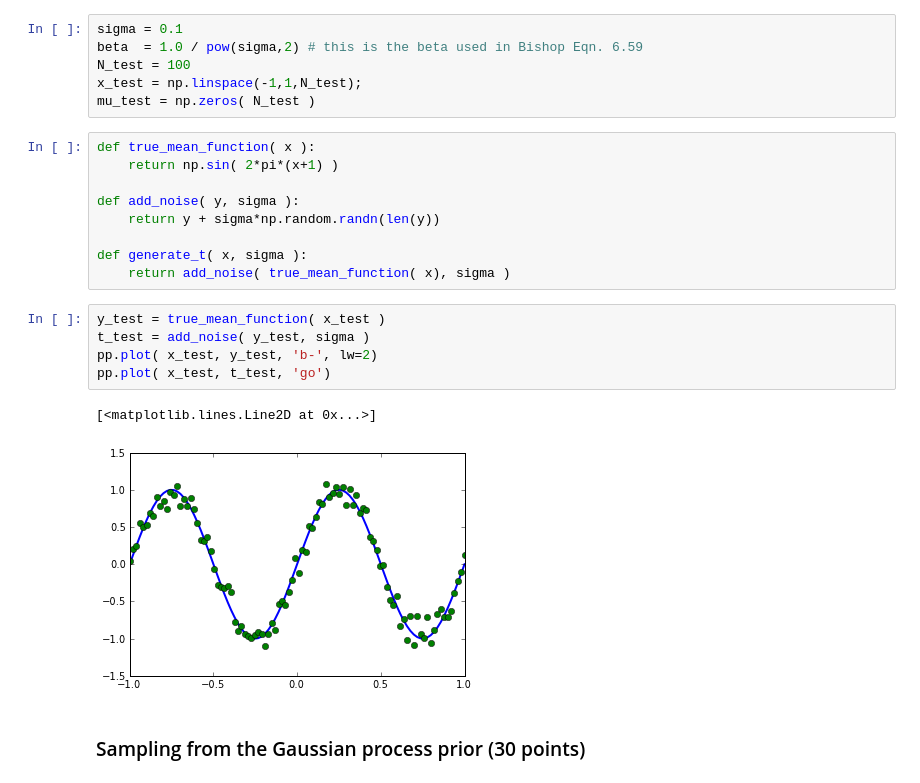
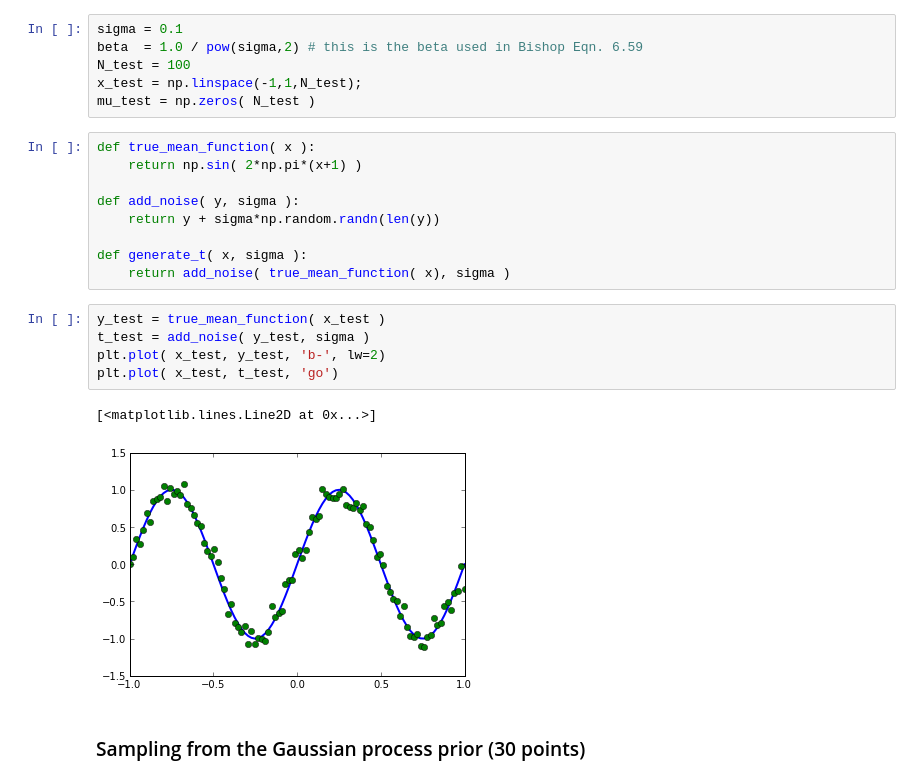
Before and after one commit to jaivalis/MLPR-Labs, a Jupyter notebook: Lab3/Lab3A-class.ipynb, the cells around one changed output. Cells and saved outputs as stored; diff of their text form.

Commit message:
plots added

```diff
--- a/Lab3/Lab3A-class.ipynb
+++ b/Lab3/Lab3A-class.ipynb
@@ -74,7 +77,7 @@ x_test = np.linspace(-1,1,N_test);
 mu_test = np.zeros( N_test )
 # %%
 def true_mean_function( x ):
-    return np.sin( 2*pi*(x+1) )
+    return np.sin( 2*np.pi*(x+1) )
 
 def add_noise( y, sigma ):
     return y + sigma*np.random.randn(len(y))
@@ -84,11 +87,11 @@ def generate_t( x, sigma ):
 # %%
 y_test = true_mean_function( x_test )
 t_test = add_noise( y_test, sigma )
-pp.plot( x_test, y_test, 'b-', lw=2)
-pp.plot( x_test, t_test, 'go')
+plt.plot( x_test, y_test, 'b-', lw=2)
+plt.plot( x_test, t_test, 'go')
 # %% [output]
 [<matplotlib.lines.Line2D at 0x...>]
-[figure, old version]
+[figure, new version]
 # %% [markdown]
 ### Sampling from the Gaussian process prior (30 points)
 # %% [markdown]
```
Also changed, not shown: parts of 6 cells of this notebook.
